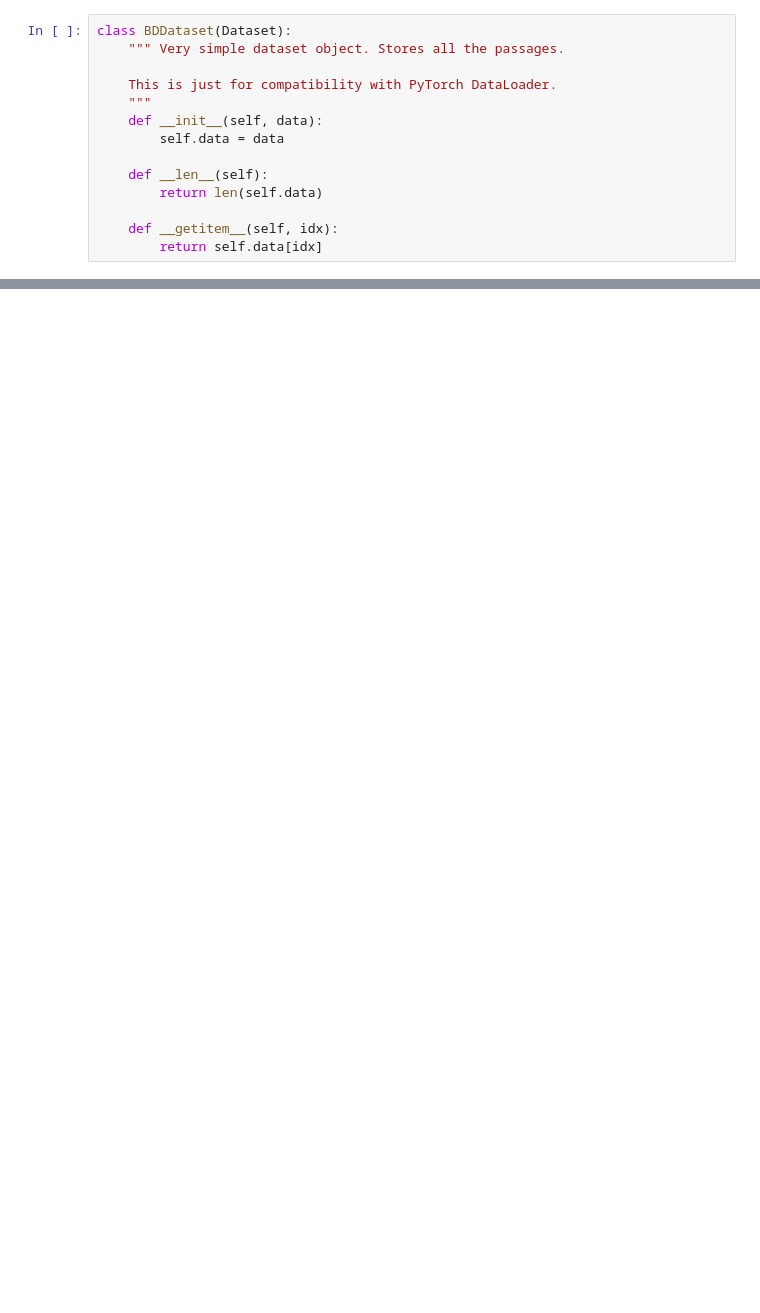
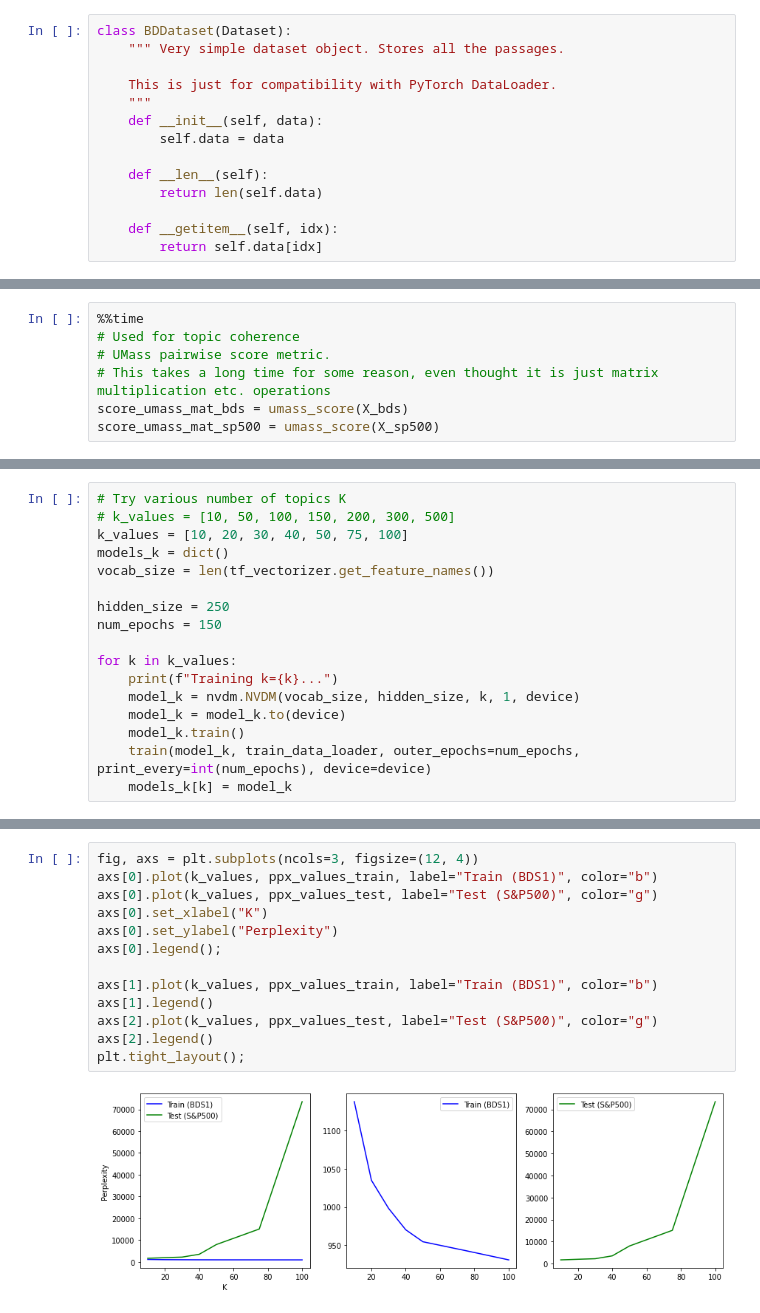
Before and after one commit to aaronfng/nlp-group-project, a Jupyter notebook: nvdm/NVDM_Experiments.ipynb, the cells around one changed output, grey strips where cells are left out. Saved outputs shown, nothing was run; the diff lists cells and outputs as text; blank space fills up the shorter version.

```diff
--- a/nvdm/NVDM_Experiments.ipynb
+++ b/nvdm/NVDM_Experiments.ipynb
@@ -515,0 +549,7 @@ perplexity(this_model, dataset, 20)
+# %%
+%%time
+# Used for topic coherence
+# UMass pairwise score metric.
+# This takes a long time for some reason, even thought it is just matrix multiplication etc. operations
+score_umass_mat_bds = umass_score(X_bds)
+score_umass_mat_sp500 = umass_score(X_sp500)
@@ -515,0 +559,17 @@ perplexity(this_model, dataset, 20)
+# %%
+# Try various number of topics K
+# k_values = [10, 50, 100, 150, 200, 300, 500]
+k_values = [10, 20, 30, 40, 50, 75, 100]
+models_k = dict()
+vocab_size = len(tf_vectorizer.get_feature_names())
+
+hidden_size = 250
+num_epochs = 150
+
+for k in k_values:
+    print(f"Training k={k}...")
+    model_k = nvdm.NVDM(vocab_size, hidden_size, k, 1, device)
+    model_k = model_k.to(device)
+    model_k.train()
+    train(model_k, train_data_loader, outer_epochs=num_epochs, print_every=int(num_epochs), device=device)
+    models_k[k] = model_k
@@ -515,0 +649,15 @@ perplexity(this_model, dataset, 20)
+# %%
+fig, axs = plt.subplots(ncols=3, figsize=(12, 4))
+axs[0].plot(k_values, ppx_values_train, label="Train (BDS1)", color="b")
+axs[0].plot(k_values, ppx_values_test, label="Test (S&P500)", color="g")
+axs[0].set_xlabel("K")
+axs[0].set_ylabel("Perplexity")
+axs[0].legend();
+
+axs[1].plot(k_values, ppx_values_train, label="Train (BDS1)", color="b")
+axs[1].legend()
+axs[2].plot(k_values, ppx_values_test, label="Test (S&P500)", color="g")
+axs[2].legend()
+plt.tight_layout();
+# %% [output]
+[figure, added]
```
Also changed, not shown: parts of 70 cells of this notebook, 2 other files.
